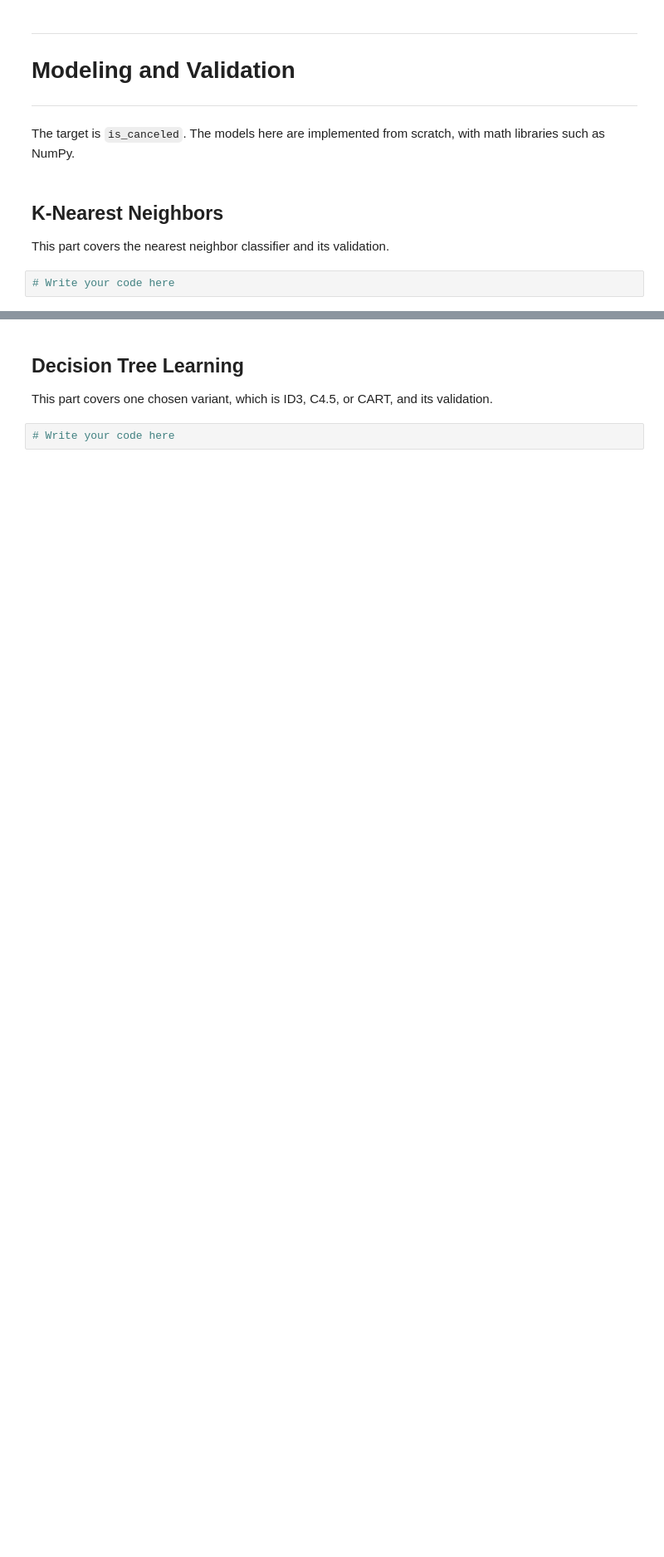
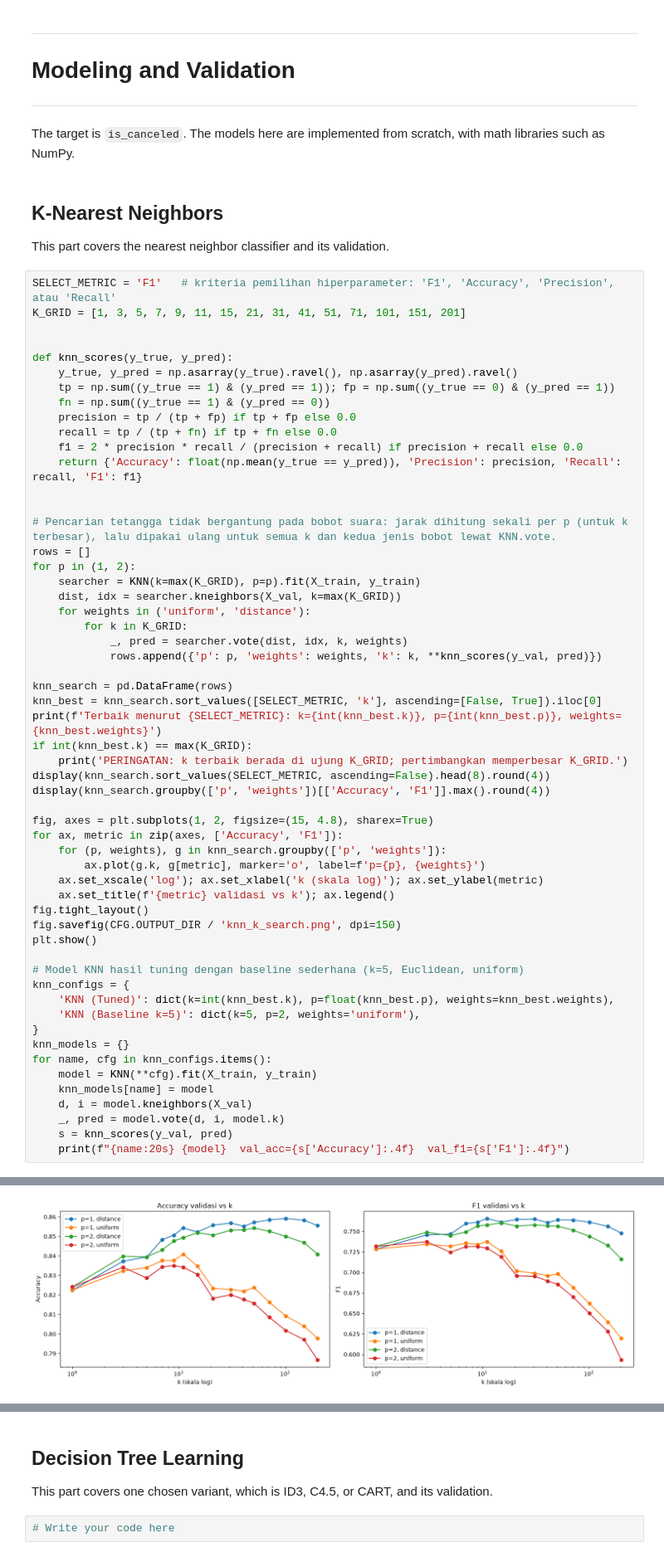
Before and after one commit to pidipam/IF3170_G07_superbubur, a Jupyter notebook: notebook.ipynb, the cells around one changed output, grey strips where cells are left out. Shown at 83% size. Saved outputs shown, nothing was run; the diff lists cells and outputs as text; blank space fills up the shorter version.

```diff
--- a/notebook.ipynb
+++ b/notebook.ipynb
@@ -1084,4 +1174,59 @@ The target is `is_canceled`. The models here are implemented from scratch, with
 
 This part covers the nearest neighbor classifier and its validation.
 # %%
-# Write your code here
+SELECT_METRIC = 'F1'   # kriteria pemilihan hiperparameter: 'F1', 'Accuracy', 'Precision', atau 'Recall'
+K_GRID = [1, 3, 5, 7, 9, 11, 15, 21, 31, 41, 51, 71, 101, 151, 201]
+
+
+def knn_scores(y_true, y_pred):
+    y_true, y_pred = np.asarray(y_true).ravel(), np.asarray(y_pred).ravel()
+    tp = np.sum((y_true == 1) & (y_pred == 1)); fp = np.sum((y_true == 0) & (y_pred == 1))
+    fn = np.sum((y_true == 1) & (y_pred == 0))
+    precision = tp / (tp + fp) if tp + fp else 0.0
+    recall = tp / (tp + fn) if tp + fn else 0.0
+    f1 = 2 * precision * recall / (precision + recall) if precision + recall else 0.0
+    return {'Accuracy': float(np.mean(y_true == y_pred)), 'Precision': precision, 'Recall': recall, 'F1': f1}
+
+
+# Pencarian tetangga tidak bergantung pada bobot suara: jarak dihitung sekali per p (untuk k terbesar), lalu dipakai ulang untuk semua k dan kedua jenis bobot lewat KNN.vote.
+rows = []
+for p in (1, 2):
+    searcher = KNN(k=max(K_GRID), p=p).fit(X_train, y_train)
+    dist, idx = searcher.kneighbors(X_val, k=max(K_GRID))
+    for weights in ('uniform', 'distance'):
+        for k in K_GRID:
+            _, pred = searcher.vote(dist, idx, k, weights)
+            rows.append({'p': p, 'weights': weights, 'k': k, **knn_scores(y_val, pred)})
+
+knn_search = pd.DataFrame(rows)
+knn_best = knn_search.sort_values([SELECT_METRIC, 'k'], ascending=[False, True]).iloc[0]
+print(f'Terbaik menurut {SELECT_METRIC}: k={int(knn_best.k)}, p={int(knn_best.p)}, weights={knn_best.weights}')
+if int(knn_best.k) == max(K_GRID):
+    print('PERINGATAN: k terbaik berada di ujung K_GRID; pertimbangkan memperbesar K_GRID.')
+display(knn_search.sort_values(SELECT_METRIC, ascending=False).head(8).round(4))
+display(knn_search.groupby(['p', 'weights'])[['Accuracy', 'F1']].max().round(4))
+
+fig, axes = plt.subplots(1, 2, figsize=(15, 4.8), sharex=True)
+for ax, metric in zip(axes, ['Accuracy', 'F1']):
+    for (p, weights), g in knn_search.groupby(['p', 'weights']):
+        ax.plot(g.k, g[metric], marker='o', label=f'p={p}, {weights}')
+    ax.set_xscale('log'); ax.set_xlabel('k (skala log)'); ax.set_ylabel(metric)
+    ax.set_title(f'{metric} validasi vs k'); ax.legend()
+fig.tight_layout()
+fig.savefig(CFG.OUTPUT_DIR / 'knn_k_search.png', dpi=150)
+plt.show()
+
+# Model KNN hasil tuning dengan baseline sederhana (k=5, Euclidean, uniform)
+knn_configs = {
+    'KNN (Tuned)': dict(k=int(knn_best.k), p=float(knn_best.p), weights=knn_best.weights),
+    'KNN (Baseline k=5)': dict(k=5, p=2, weights='uniform'),
+}
+knn_models = {}
+for name, cfg in knn_configs.items():
+    model = KNN(**cfg).fit(X_train, y_train)
+    knn_models[name] = model
+    d, i = model.kneighbors(X_val)
+    _, pred = model.vote(d, i, model.k)
+    s = knn_scores(y_val, pred)
+    print(f"{name:20s} {model}  val_acc={s['Accuracy']:.4f}  val_f1={s['F1']:.4f}")
+# %% [output]
@@ -1087,0 +1249 @@ This part covers the nearest neighbor classifier and its validation.
+[figure, added]
```
Also changed, not shown: parts of 32 cells of this notebook.
